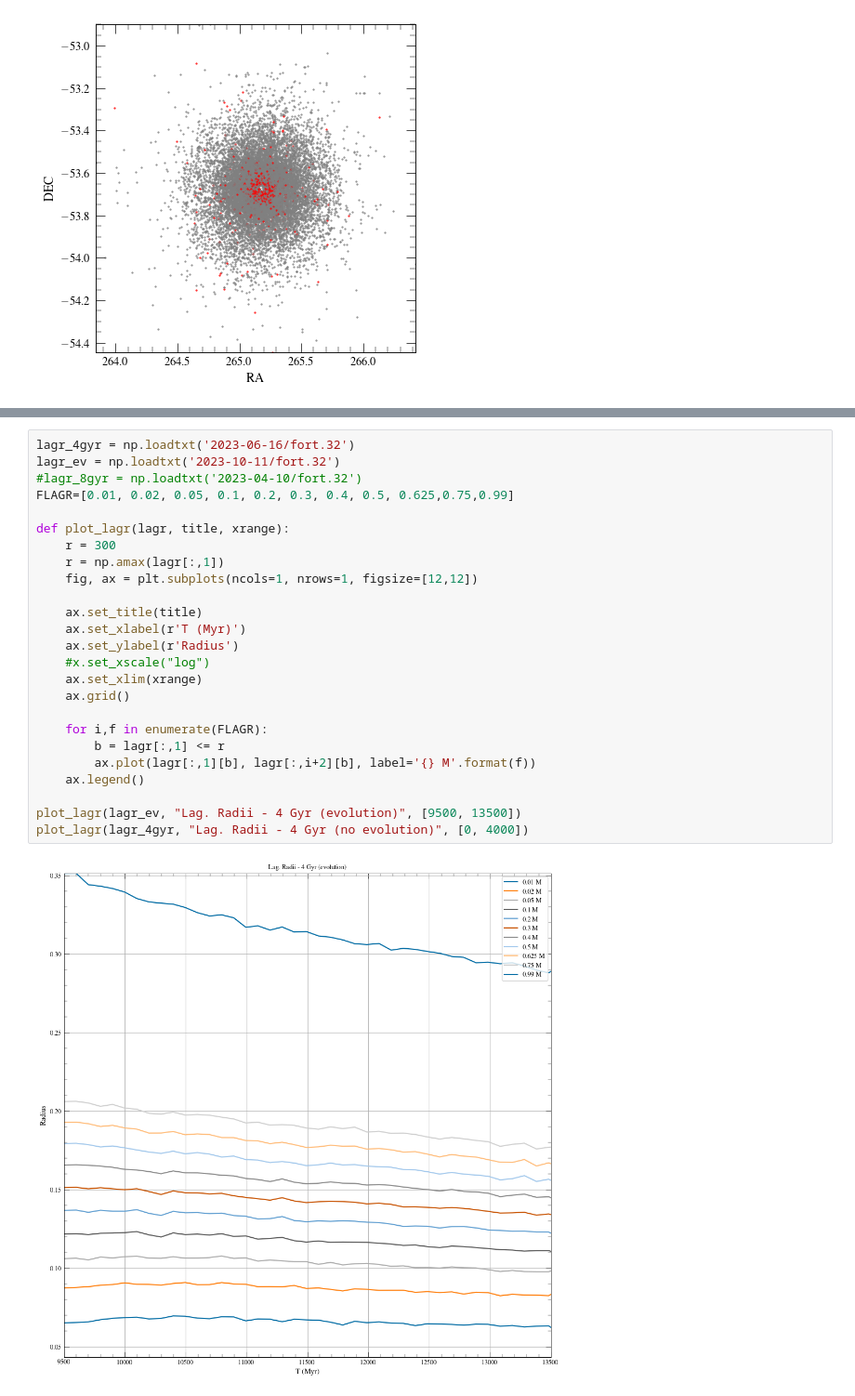
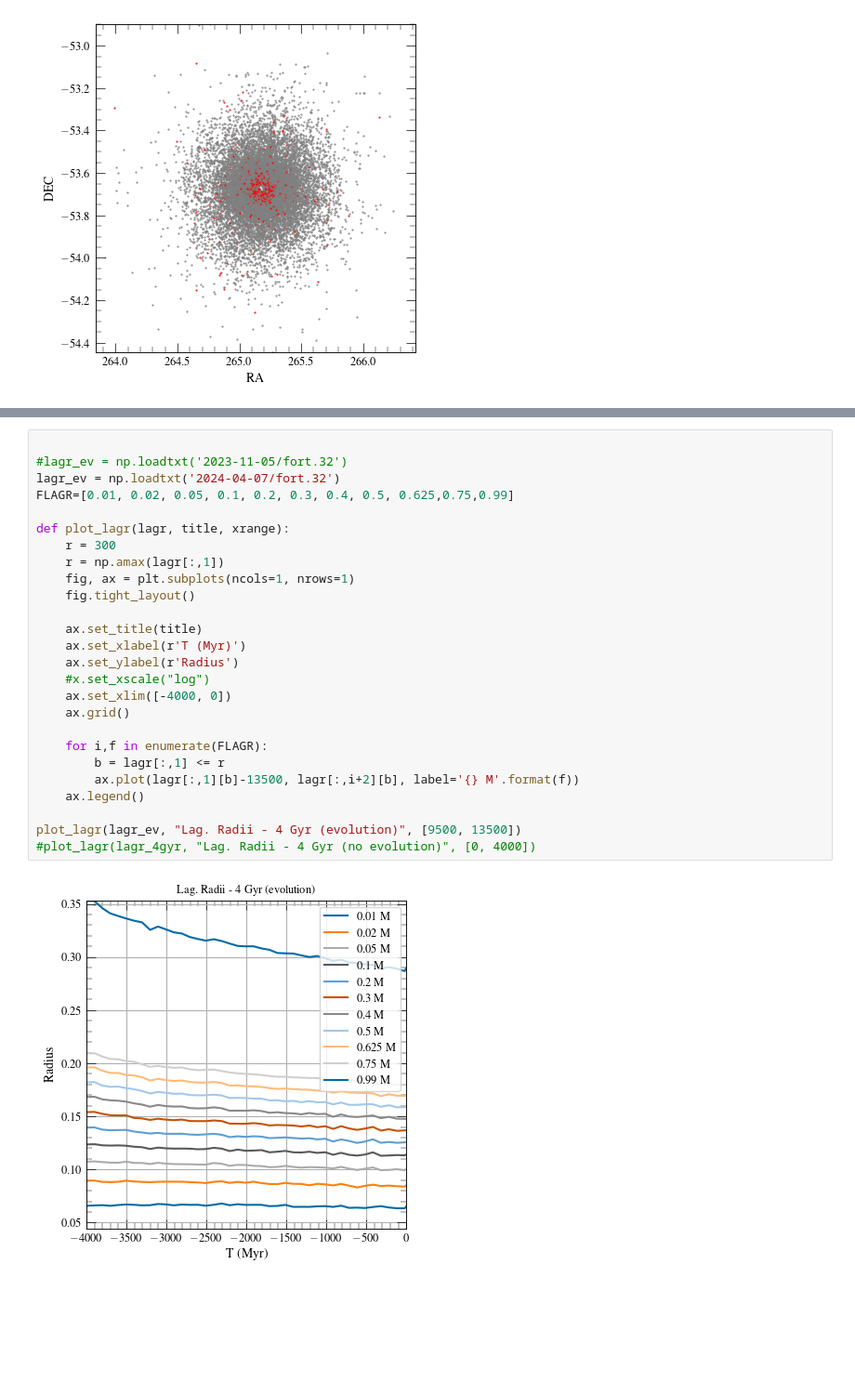
Before and after one commit to anthony-arnold/ngc6397, a Jupyter notebook: ngc6397.ipynb, the cells around one changed output, grey strips where cells are left out. Shown at 93% size. Saved outputs shown, nothing was run; the diff lists cells and outputs as text; blank space fills up the shorter version.

Commit message:
Plot upgraded Bovy model run

```diff
--- a/ngc6397.ipynb
+++ b/ngc6397.ipynb
@@ -577,27 +601,28 @@ plt.plot(x, y)
 # %%
-lagr_4gyr = np.loadtxt('2023-06-16/fort.32')
-lagr_ev = np.loadtxt('2023-10-11/fort.32')
-#lagr_8gyr = np.loadtxt('2023-04-10/fort.32')
+
+#lagr_ev = np.loadtxt('2023-11-05/fort.32')
+lagr_ev = np.loadtxt('2024-04-07/fort.32')
 FLAGR=[0.01, 0.02, 0.05, 0.1, 0.2, 0.3, 0.4, 0.5, 0.625,0.75,0.99]
 
 def plot_lagr(lagr, title, xrange):
     r = 300
     r = np.amax(lagr[:,1])
-    fig, ax = plt.subplots(ncols=1, nrows=1, figsize=[12,12])
+    fig, ax = plt.subplots(ncols=1, nrows=1)
+    fig.tight_layout()
 
     ax.set_title(title)
     ax.set_xlabel(r'T (Myr)')
     ax.set_ylabel(r'Radius')
     #x.set_xscale("log")
-    ax.set_xlim(xrange)
+    ax.set_xlim([-4000, 0])
     ax.grid()
 
     for i,f in enumerate(FLAGR):
         b = lagr[:,1] <= r
-        ax.plot(lagr[:,1][b], lagr[:,i+2][b], label='{} M'.format(f))
+        ax.plot(lagr[:,1][b]-13500, lagr[:,i+2][b], label='{} M'.format(f))
     ax.legend()
 
 plot_lagr(lagr_ev, "Lag. Radii - 4 Gyr (evolution)", [9500, 13500])
-plot_lagr(lagr_4gyr, "Lag. Radii - 4 Gyr (no evolution)", [0, 4000])
+#plot_lagr(lagr_4gyr, "Lag. Radii - 4 Gyr (no evolution)", [0, 4000])
 # %% [output]
-[figure, old version]
+[figure, new version]
```
Also changed, not shown: parts of 6 cells of this notebook, 18 other files.
